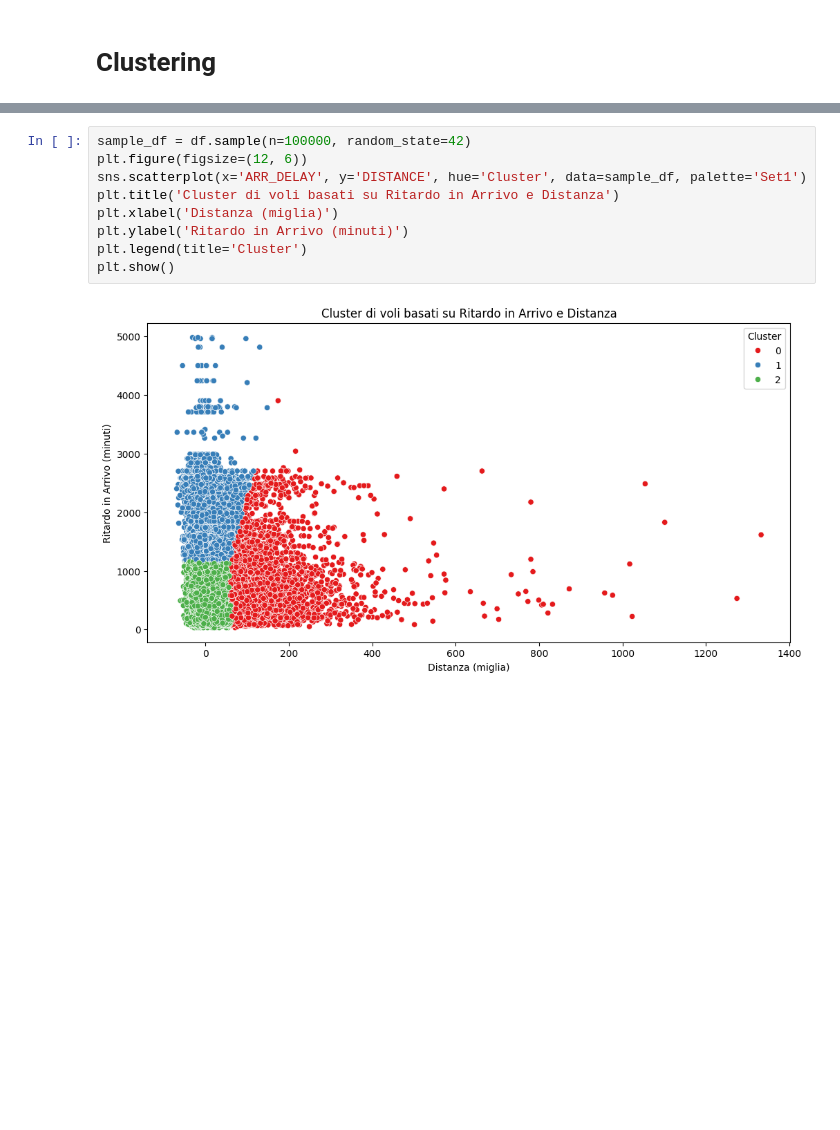
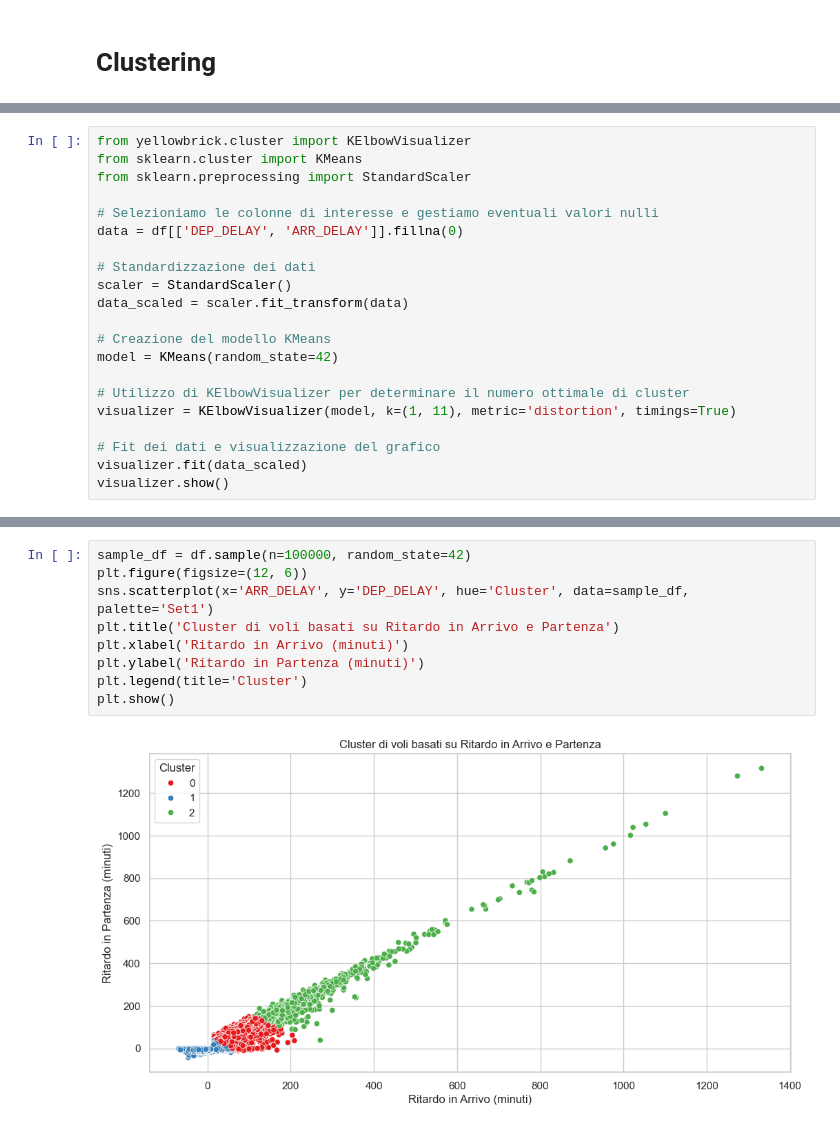
Before and after one commit to Walter-Di-Sabatino/Time-Series-Data-Science-Project, a Jupyter notebook: clustering.ipynb, the cells around one changed output, grey strips where cells are left out. Drawn from its saved outputs; the diff is of its cells as text; blank space fills up the shorter version.

```diff
--- a/clustering.ipynb
+++ b/clustering.ipynb
@@ -48,0 +31,21 @@ plt.show()
+# %%
+from yellowbrick.cluster import KElbowVisualizer
+from sklearn.cluster import KMeans
+from sklearn.preprocessing import StandardScaler
+
+# Selezioniamo le colonne di interesse e gestiamo eventuali valori nulli
+data = df[['DEP_DELAY', 'ARR_DELAY']].fillna(0)
+
+# Standardizzazione dei dati
+scaler = StandardScaler()
+data_scaled = scaler.fit_transform(data)
+
+# Creazione del modello KMeans
+model = KMeans(random_state=42)
+
+# Utilizzo di KElbowVisualizer per determinare il numero ottimale di cluster
+visualizer = KElbowVisualizer(model, k=(1, 11), metric='distortion', timings=True)
+
+# Fit dei dati e visualizzazione del grafico
+visualizer.fit(data_scaled)
+visualizer.show()
@@ -77,11 +76,11 @@ See the caveats in the documentation: https://pandas.pydata.org/pandas-docs/stab
 # %%
 sample_df = df.sample(n=100000, random_state=42)
 plt.figure(figsize=(12, 6))
-sns.scatterplot(x='ARR_DELAY', y='DISTANCE', hue='Cluster', data=sample_df, palette='Set1')
-plt.title('Cluster di voli basati su Ritardo in Arrivo e Distanza')
-plt.xlabel('Distanza (miglia)')
-plt.ylabel('Ritardo in Arrivo (minuti)')
+sns.scatterplot(x='ARR_DELAY', y='DEP_DELAY', hue='Cluster', data=sample_df, palette='Set1')
+plt.title('Cluster di voli basati su Ritardo in Arrivo e Partenza')
+plt.xlabel('Ritardo in Arrivo (minuti)')
+plt.ylabel('Ritardo in Partenza (minuti)')
 plt.legend(title='Cluster')
 plt.show()
 # %% [output]
-[figure, old version]
+[figure, new version]
```
Also changed, not shown: parts of 4 cells of this notebook.
